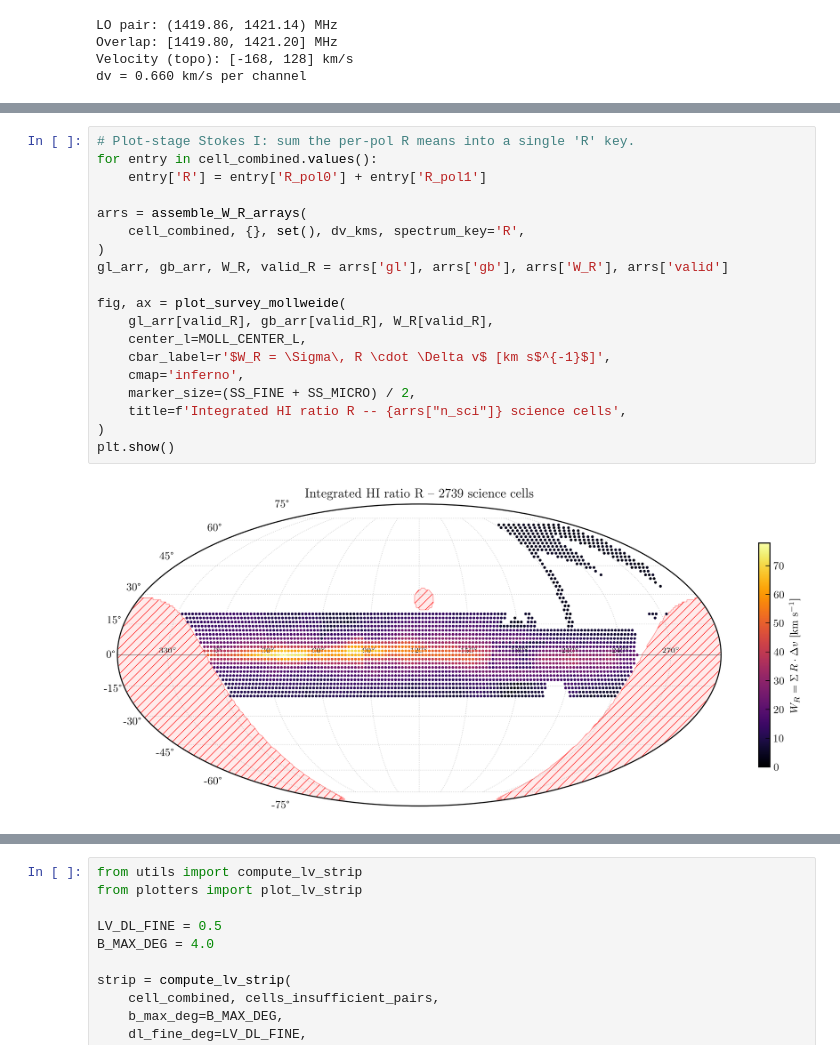
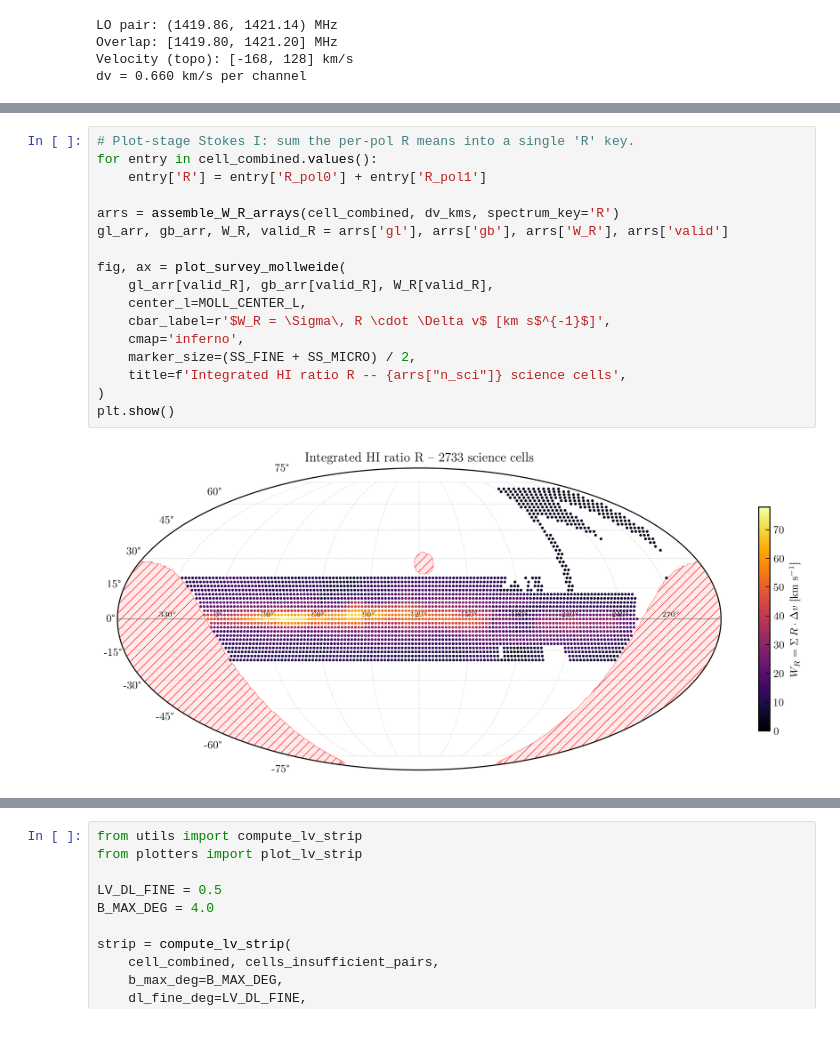
Before and after one commit to raw-asparagus/ay-121, a Jupyter notebook: labs/04/main_scan_load.ipynb, the cells around one changed output, grey strips where cells are left out. Cells and saved outputs as stored; diff of their text form.

```diff
--- a/labs/04/main_scan_load.ipynb
+++ b/labs/04/main_scan_load.ipynb
@@ -250,22 +600,20 @@ in `main_scan_qa.ipynb`.
 # %%
 # Plot-stage Stokes I: sum the per-pol R means into a single 'R' key.
 for entry in cell_combined.values():
     entry['R'] = entry['R_pol0'] + entry['R_pol1']
 
-arrs = assemble_W_R_arrays(
-    cell_combined, {}, set(), dv_kms, spectrum_key='R',
-)
+arrs = assemble_W_R_arrays(cell_combined, dv_kms, spectrum_key='R')
 gl_arr, gb_arr, W_R, valid_R = arrs['gl'], arrs['gb'], arrs['W_R'], arrs['valid']
 
 fig, ax = plot_survey_mollweide(
     gl_arr[valid_R], gb_arr[valid_R], W_R[valid_R],
     center_l=MOLL_CENTER_L,
     cbar_label=r'$W_R = \Sigma\, R \cdot \Delta v$ [km s$^{-1}$]',
     cmap='inferno',
     marker_size=(SS_FINE + SS_MICRO) / 2,
     title=f'Integrated HI ratio R -- {arrs["n_sci"]} science cells',
 )
 plt.show()
 # %% [output]
-[figure, old version]
+[figure, new version]
 # %% [markdown]
```
Also changed, not shown: parts of 16 cells of this notebook, 10 other files.
